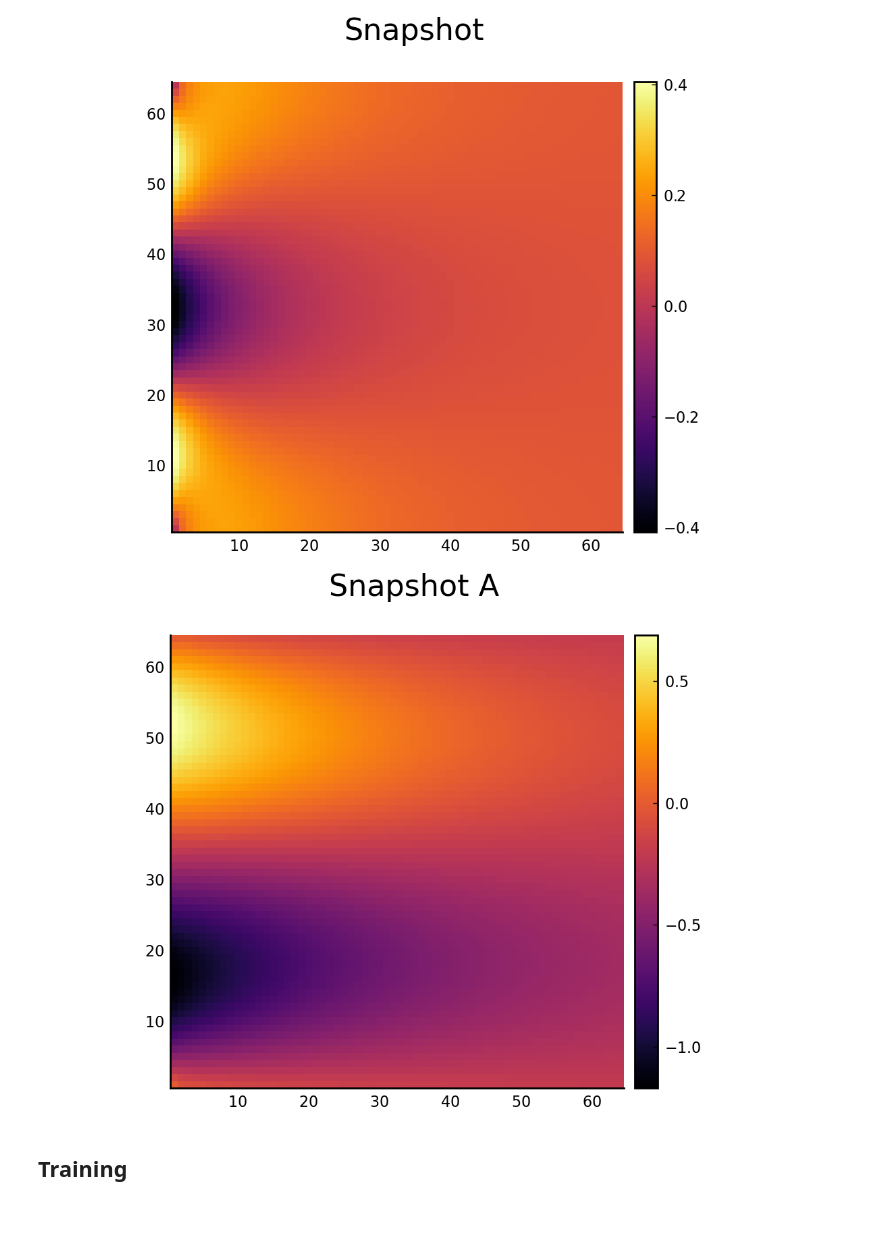
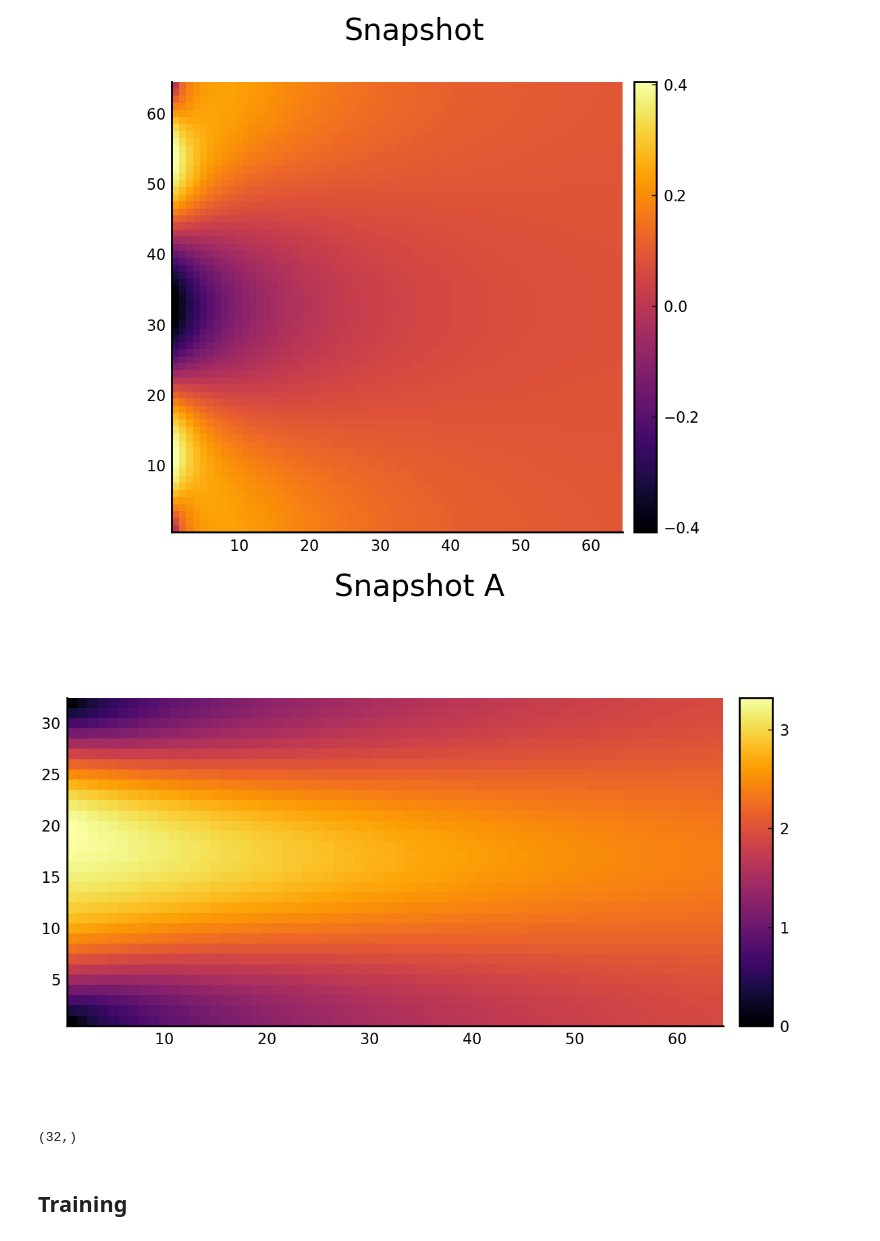
Before and after one commit to vdesgrange/closure-model, a Jupyter notebook: experiments/julia_src/neural_closure/heat_equation_neural_ode.ipynb, the cells around one changed output. Drawn from its saved outputs; the diff is of its cells as text; code cells hidden in the pictures.

```diff
--- a/experiments/julia_src/neural_closure/heat_equation_neural_ode.ipynb
+++ b/experiments/julia_src/neural_closure/heat_equation_neural_ode.ipynb
@@ -52,10 +55,14 @@ GraphicTools.show_state(u, "Snapshot") # need to reverse u, odesolver switch dim
 # %% [output]
 [figure]
 # %%
-ta, u_a = Generator.heat_snapshot_generator(t_max, t_min, x_max, x_min, t_n, x_n, 3, 0.05, 1.);
+ta, u_a = Generator.heat_snapshot_generator(t_max, t_min, x_max, x_min, t_n, Int(x_n / 2), 3, 0.05, 1.);
 GraphicTools.show_state(u_a, "Snapshot A")
 # %% [output]
-[figure, old version]
+[figure, new version]
+# %%
+print(size(u_a[:, 1]))
+# %% [output]
+(32,)
 # %% [markdown]
 ## Training
 # %%
```
Also changed, not shown: parts of 15 cells of this notebook.
